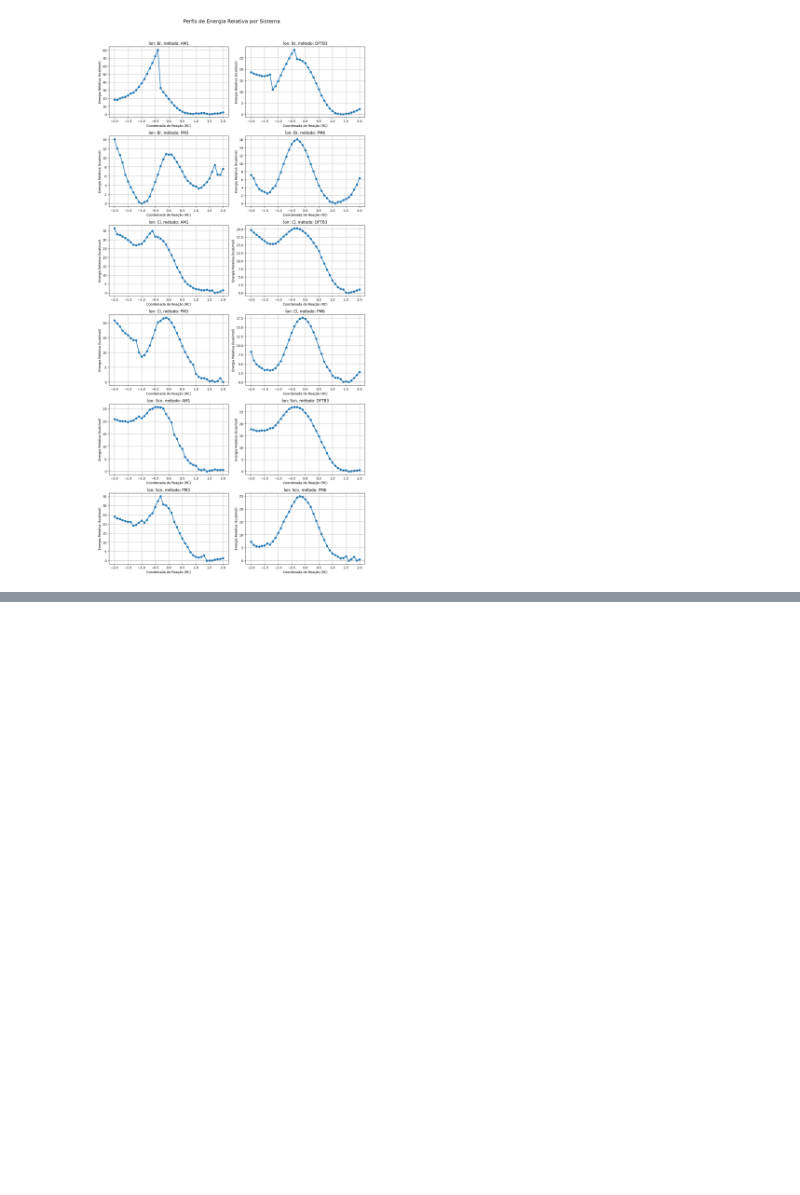
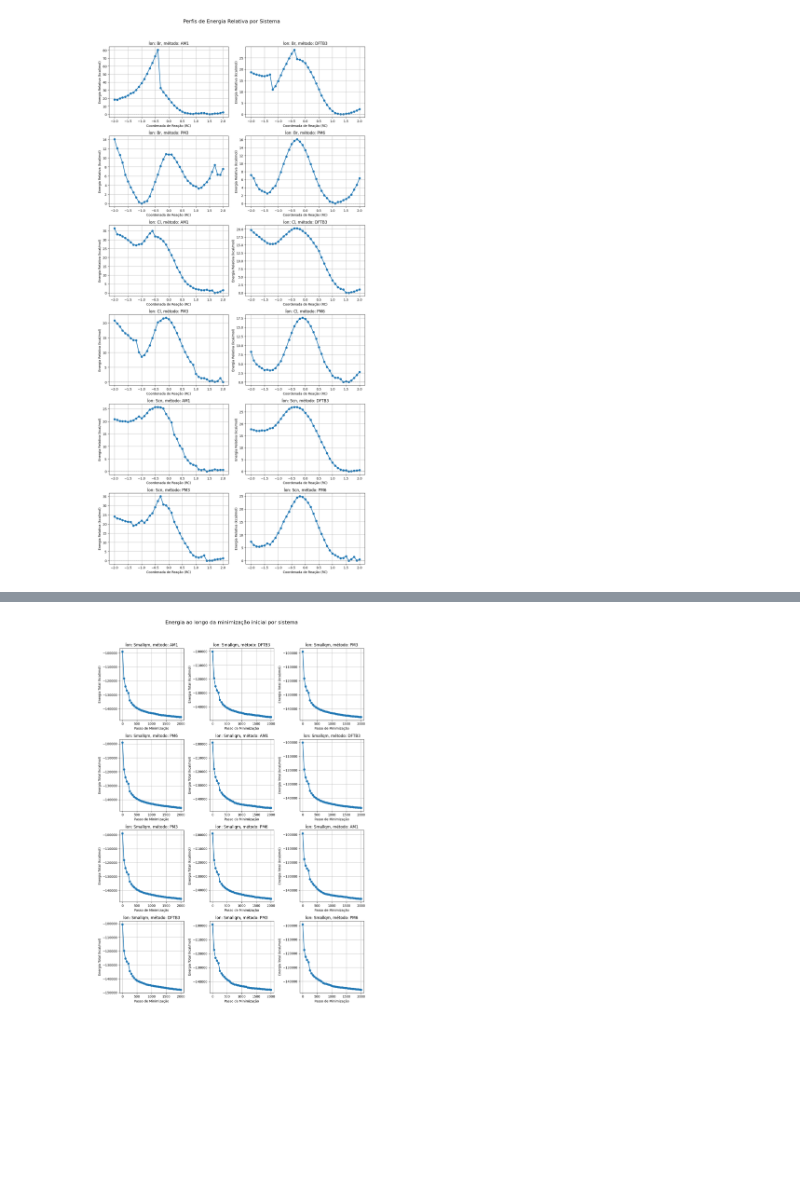
Before and after one commit to julianaAuzier/MCRE, a Jupyter notebook: Plots.ipynb, the cells around one changed output, grey strips where cells are left out. Saved outputs shown, nothing was run; the diff lists cells and outputs as text; code cells hidden in the pictures; blank space fills up the shorter version.

```diff
--- a/Plots.ipynb
+++ b/Plots.ipynb
@@ -130,0 +266,4 @@ plt.show()
+# %%
+_ = len('SmallQM-')
+path = [i for i in os.listdir() if i[_:_+3] in ['cl-', 'br-', 'scn']]
+path
@@ -130,0 +283,44 @@ plt.show()
+# %%
+num_systems = len(path)
+rows = (num_systems + 1) // 2
+cols = 3 if num_systems > 1 else 1
+
+fig, axes = plt.subplots(rows, cols, figsize=(12, 4 * rows))
+fig.suptitle("Energia ao longo da minimização inicial por sistema", fontsize=16, y=1.02)
+
+# Se tivermos apenas um sistema, axes não será um array
+if num_systems == 1:
+    axes = np.array([axes])
+
+# Achatar o array de eixos para facilitar a iteração
+axes = axes.flatten()
+
+for i, current_path in enumerate(path):
+    steps = []
+    energies = []
+
+    with open(f"{current_path}/min.init.log") as f:
+        for line in f:
+            if re.match(r'^\s*\d+\s+-?\d+\.\d+', line):
+                parts = line.split()
+                try:
+                    steps.append(int(parts[0]))
+                    energies.append(float(parts[1]))
+                except (IndexError, ValueError):
+                    continue
+
+    ax = axes[i]
+    ax.plot(steps, energies, marker='o', linewidth=2)
+    ax.set_xlabel("Passo de Minimização", fontsize=10)
+    ax.set_ylabel("Energia Total (kcal/mol)", fontsize=10)
+    ax.set_title(f"Íon: {current_path.split('-')[0].title()}, método: {current_path.split('-')[-1].upper()}",
+                 fontsize=12)
+    ax.grid(True)
+
+for j in range(i + 1, len(axes)):
+    axes[j].axis('off')
+
+plt.tight_layout()
+plt.show()
+# %% [output]
+[figure, added]
```
Also changed, not shown: parts of 20 cells of this notebook.
